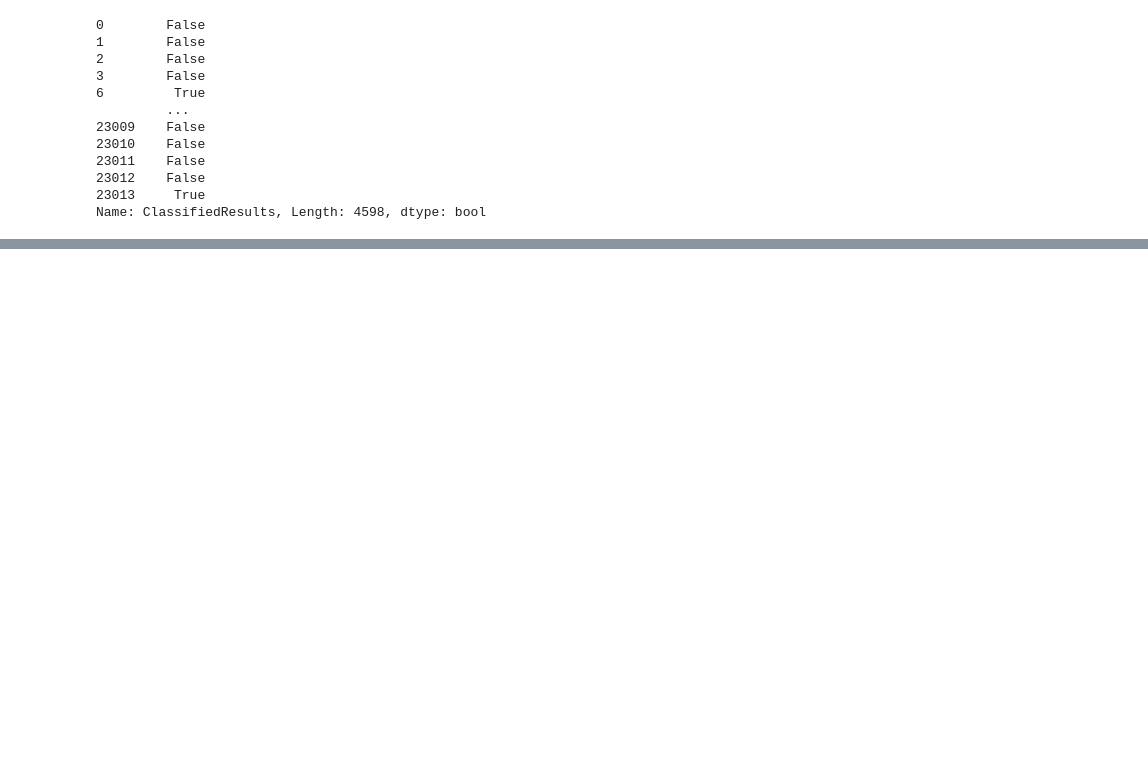
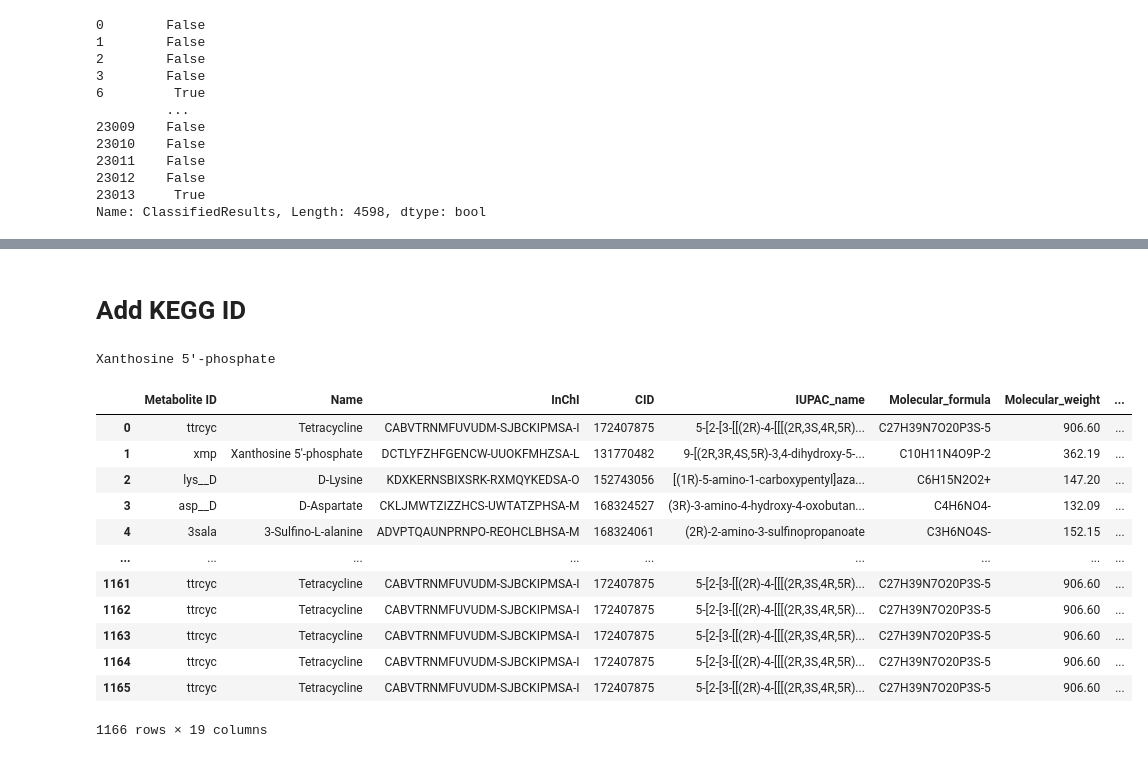
Before and after one commit to sulheim/coexistence, a Jupyter notebook: notebooks/5_FBA/get_inchikeys.ipynb, the cells around one changed output, grey strips where cells are left out. Saved outputs shown, nothing was run; the diff lists cells and outputs as text; code cells hidden in the pictures; blank space fills up the shorter version.

```diff
--- a/notebooks/5_FBA/get_inchikeys.ipynb
+++ b/notebooks/5_FBA/get_inchikeys.ipynb
@@ -298,3 +299,39 @@ columns = ['Metabolite ID', 'Name'] + [col for col in full_df.columns if not col
 full_df = full_df[columns]
 # %%
 full_df.to_csv('../../data/5_FBA/carveme_universe_met_info_and_class.csv')
+# %% [markdown]
+# Add KEGG ID
+# %%
+full_df = pd.read_csv('../../data/5_FBA/carveme_universe_met_info_and_class.csv', index_col=0)
+# %%
+met_to_kegg = defaultdict(lambda: None)
+for i,m_id in enumerate(model.metabolites):
+    m = model.metabolites[m_id]
+    try:
+        kegg_id = m.metadata['kegg.compound']
+    except KeyError:
+        continue
+    else:
+        met_to_kegg[m.id[2:-2]] = ','.join(kegg_id)
+# %%
+full_df['KEGG ID'] = full_df['Metabolite ID'].map(met_to_kegg)
+# %%
+model.metabolites['M_xmp_c']
+# %% [output]
+Xanthosine 5'-phosphate
+# %%
+full_df
+# %% [output]
+|  | Metabolite ID | Name | InChI | CID | IUPAC_name | Molecular_formula | Molecular_weight | ... |
+| 0 | ttrcyc | Tetracycline | CABVTRNMFUVUDM-SJBCKIPMSA-I | 172407875 | 5-[2-[3-[[(2R)-4-[[[(2R,3S,4R,5R)... | C27H39N7O20P3S-5 | 906.60 | ... |
+| 1 | xmp | Xanthosine 5'-phosphate | DCTLYFZHFGENCW-UUOKFMHZSA-L | 131770482 | 9-[(2R,3R,4S,5R)-3,4-dihydroxy-5-... | C10H11N4O9P-2 | 362.19 | ... |
+| 2 | lys__D | D-Lysine | KDXKERNSBIXSRK-RXMQYKEDSA-O | 152743056 | [(1R)-5-amino-1-carboxypentyl]aza... | C6H15N2O2+ | 147.20 | ... |
+| 3 | asp__D | D-Aspartate | CKLJMWTZIZZHCS-UWTATZPHSA-M | 168324527 | (3R)-3-amino-4-hydroxy-4-oxobutan... | C4H6NO4- | 132.09 | ... |
+| 4 | 3sala | 3-Sulfino-L-alanine | ADVPTQAUNPRNPO-REOHCLBHSA-M | 168324061 | (2R)-2-amino-3-sulfinopropanoate | C3H6NO4S- | 152.15 | ... |
+| ... | ... | ... | ... | ... | ... | ... | ... | ... |
+| 1161 | ttrcyc | Tetracycline | CABVTRNMFUVUDM-SJBCKIPMSA-I | 172407875 | 5-[2-[3-[[(2R)-4-[[[(2R,3S,4R,5R)... | C27H39N7O20P3S-5 | 906.60 | ... |
+| 1162 | ttrcyc | Tetracycline | CABVTRNMFUVUDM-SJBCKIPMSA-I | 172407875 | 5-[2-[3-[[(2R)-4-[[[(2R,3S,4R,5R)... | C27H39N7O20P3S-5 | 906.60 | ... |
+| 1163 | ttrcyc | Tetracycline | CABVTRNMFUVUDM-SJBCKIPMSA-I | 172407875 | 5-[2-[3-[[(2R)-4-[[[(2R,3S,4R,5R)... | C27H39N7O20P3S-5 | 906.60 | ... |
+| 1164 | ttrcyc | Tetracycline | CABVTRNMFUVUDM-SJBCKIPMSA-I | 172407875 | 5-[2-[3-[[(2R)-4-[[[(2R,3S,4R,5R)... | C27H39N7O20P3S-5 | 906.60 | ... |
+| 1165 | ttrcyc | Tetracycline | CABVTRNMFUVUDM-SJBCKIPMSA-I | 172407875 | 5-[2-[3-[[(2R)-4-[[[(2R,3S,4R,5R)... | C27H39N7O20P3S-5 | 906.60 | ... |
+1166 rows × 19 columns
```
Also changed, not shown: parts of 1 cell of this notebook, 6 other files.
